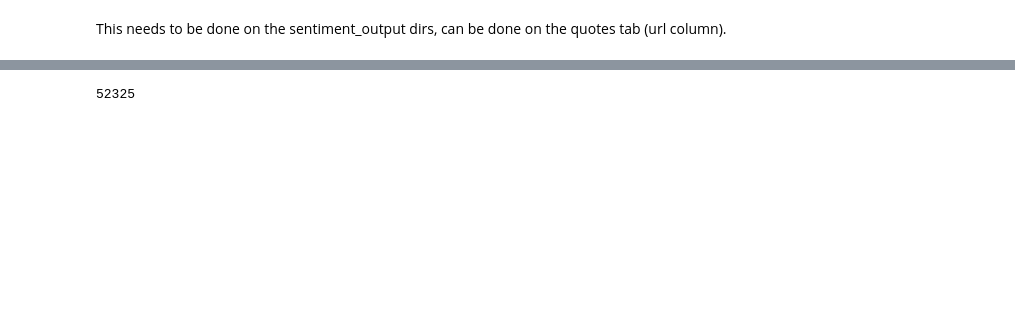
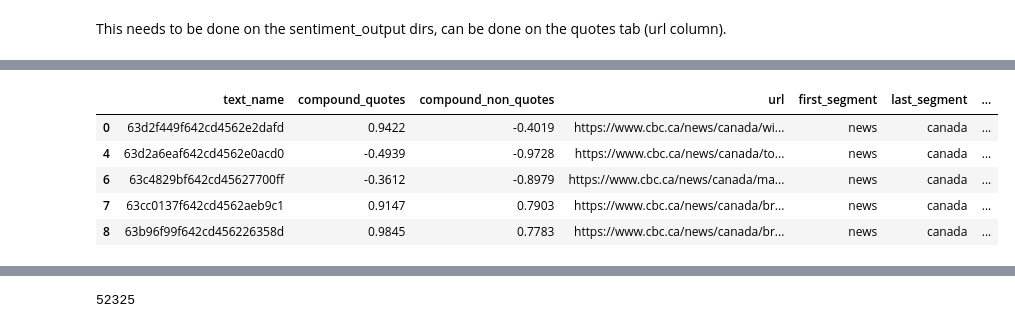
Before and after one commit to sfu-discourse-lab/Evaluation_quotes, a Jupyter notebook: classify_urls.ipynb, the cells around one changed output, grey strips where cells are left out. Cells and saved outputs as stored; diff of their text form; code cells hidden in the pictures; blank space fills up the shorter version.

```diff
--- a/classify_urls.ipynb
+++ b/classify_urls.ipynb
@@ -41,0 +190,8 @@ This needs to be done on the sentiment_output dirs, can be done on the quotes ta
+# %%
+months_df['last_segment'] = months_df['url'].str.extract(r'cbc\.ca/[^/]+/([^/]+)')
+
+# count occurrences of each unique last segment
+last_segment_counts = months_df['last_segment'].value_counts()
+
+# display the counts
+print("Counts for the last segment:\n", last_segment_counts)
@@ -41,0 +225,3 @@ This needs to be done on the sentiment_output dirs, can be done on the quotes ta
+# %%
+# filter the df so it is only news
+news_df = months_df[months_df['first_segment'] == 'news']
@@ -41,0 +264,2 @@ This needs to be done on the sentiment_output dirs, can be done on the quotes ta
+# %%
+news_canada_df = news_df[news_df['last_segment'] == 'canada']
@@ -41,0 +275,8 @@ This needs to be done on the sentiment_output dirs, can be done on the quotes ta
+# %%
+news_canada_df['news_canada_type'] = news_canada_df['url'].str.extract(r'cbc\.ca/news/canada/([^/]+)')
+
+# count occurrences of each unique segment
+news_canada_counts = news_canada_df['news_canada_type'].value_counts()
+
+# display the counts
+print("Counts for the first news canada segment:\n", news_canada_df['news_canada_type'].value_counts())
@@ -41,0 +356,9 @@ This needs to be done on the sentiment_output dirs, can be done on the quotes ta
+# %%
+news_canada_df.head()
+# %% [output]
+|  | text_name | compound_quotes | compound_non_quotes | url | first_segment | last_segment | ... |
+| 0 | 63d2f449f642cd4562e2dafd | 0.9422 | -0.4019 | https://www.cbc.ca/news/canada/wi... | news | canada | ... |
+| 4 | 63d2a6eaf642cd4562e0acd0 | -0.4939 | -0.9728 | https://www.cbc.ca/news/canada/to... | news | canada | ... |
+| 6 | 63c4829bf642cd45627700ff | -0.3612 | -0.8979 | https://www.cbc.ca/news/canada/ma... | news | canada | ... |
+| 7 | 63cc0137f642cd4562aeb9c1 | 0.9147 | 0.7903 | https://www.cbc.ca/news/canada/br... | news | canada | ... |
+| 8 | 63b96f99f642cd456226358d | 0.9845 | 0.7783 | https://www.cbc.ca/news/canada/br... | news | canada | ... |
```
Also changed, not shown: parts of 44 cells of this notebook, 2 other files.
